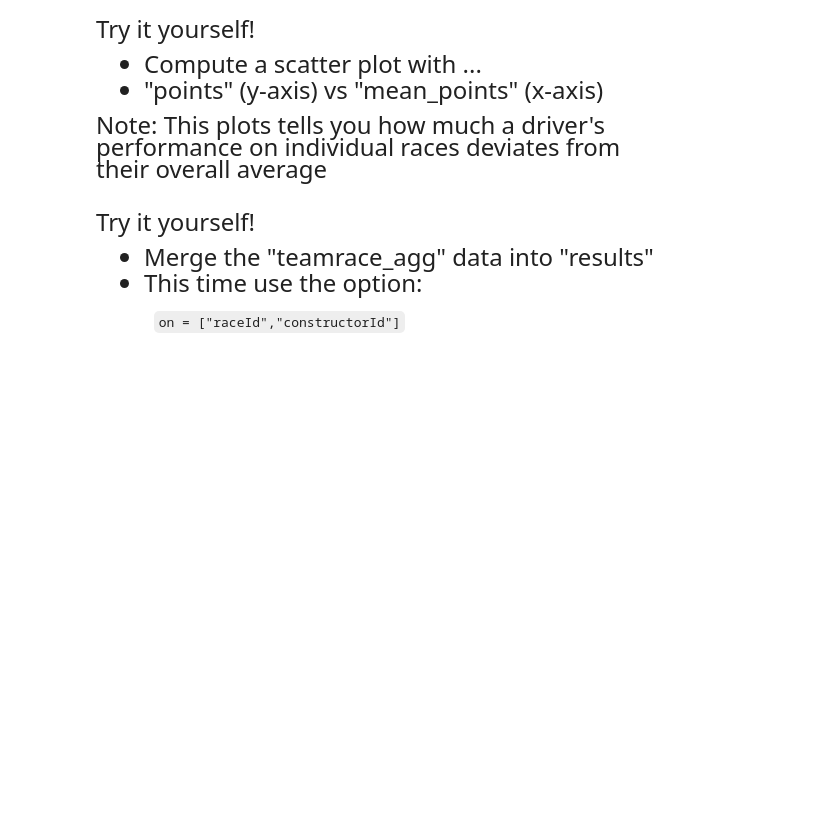
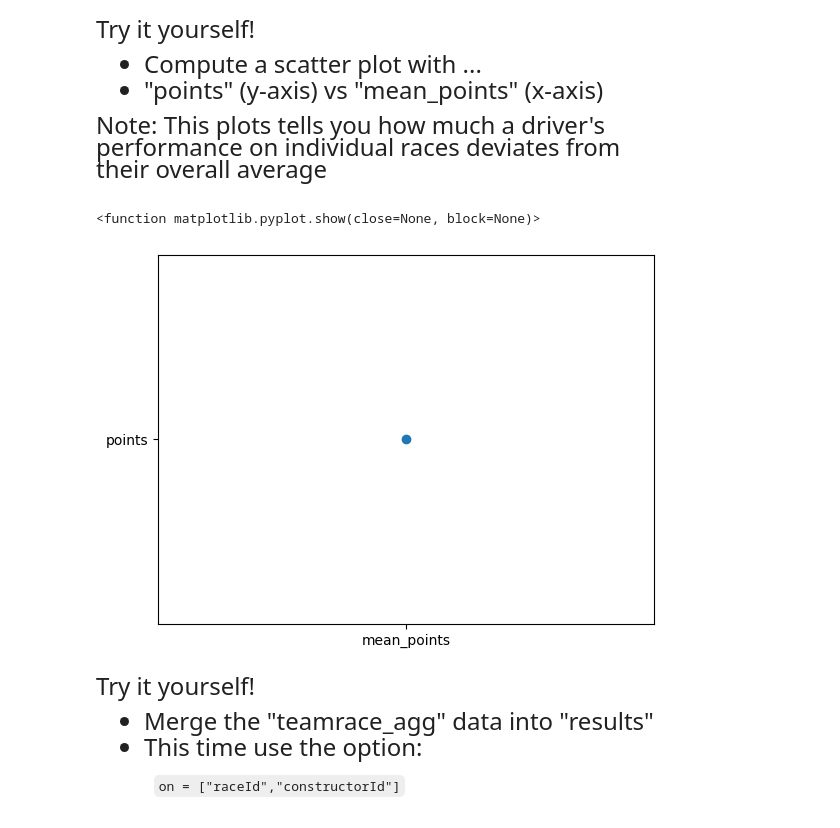
Before and after one commit to Odelia-larbi/Qtm151spring25, a Jupyter notebook: lecture_14/lecture_14.ipynb, the cells around one changed output. Cells and saved outputs as stored; diff of their text form; code cells hidden in the pictures; blank space fills up the shorter version.

```diff
--- a/lecture_14/lecture_14.ipynb
+++ b/lecture_14/lecture_14.ipynb
@@ -469,3 +498,16 @@ their overall average
+# %%
+# Write your own code
+plt.scatter(x='mean_points', y= 'points')
+plt.show
+
+
+results_merge2= pd.merge(results,
+                         teamrace_agg,
+                         on = ["raceId","constructorId"], #these are the key variables
+                         how = "left")
+# %% [output]
+<function matplotlib.pyplot.show(close=None, block=None)>
+[figure, added]
 # %% [markdown]
 <font size = "5">
 
```
Also changed, not shown: parts of 4 cells of this notebook, 1 other file.
